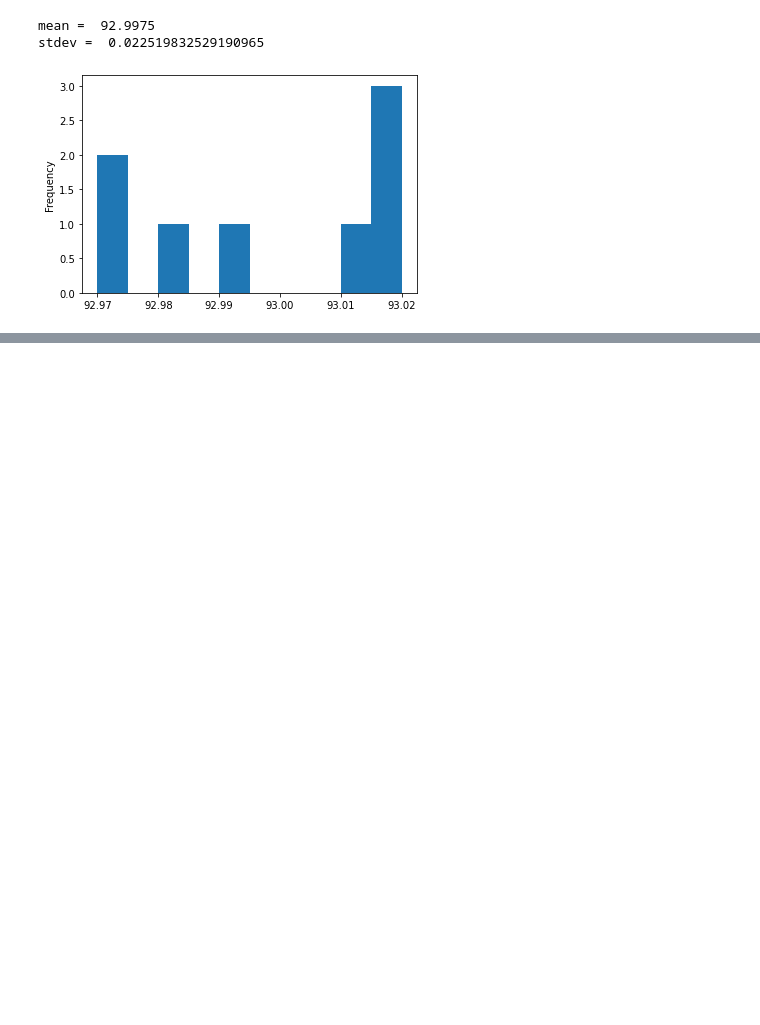
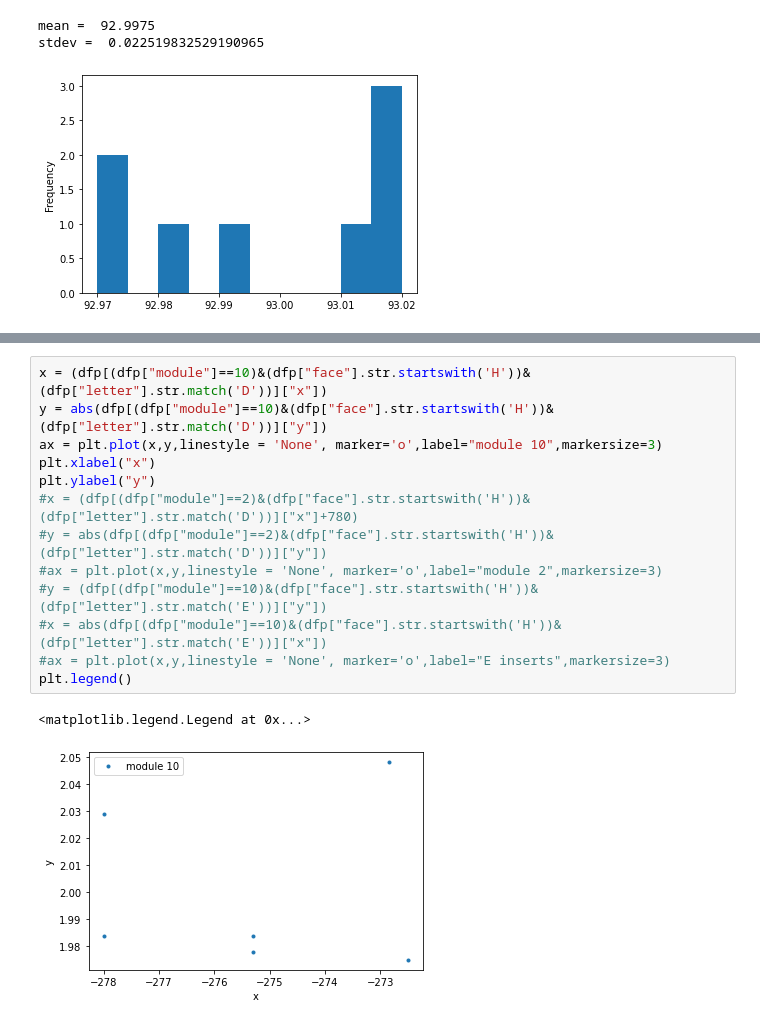
Before and after one commit to echabert/CMMPyAna, a Jupyter notebook: PandaAna.ipynb, the cells around one changed output, grey strips where cells are left out. Drawn from its saved outputs; the diff is of its cells as text; blank space fills up the shorter version.

```diff
--- a/PandaAna.ipynb
+++ b/PandaAna.ipynb
@@ -208,0 +249,16 @@ stdev =  0.022519832529190965
+# %%
+x = (dfp[(dfp["module"]==10)&(dfp["face"].str.startswith('H'))&(dfp["letter"].str.match('D'))]["x"])
+y = abs(dfp[(dfp["module"]==10)&(dfp["face"].str.startswith('H'))&(dfp["letter"].str.match('D'))]["y"])
+ax = plt.plot(x,y,linestyle = 'None', marker='o',label="module 10",markersize=3)
+plt.xlabel("x")
+plt.ylabel("y")
+#x = (dfp[(dfp["module"]==2)&(dfp["face"].str.startswith('H'))&(dfp["letter"].str.match('D'))]["x"]+780)
+#y = abs(dfp[(dfp["module"]==2)&(dfp["face"].str.startswith('H'))&(dfp["letter"].str.match('D'))]["y"])
+#ax = plt.plot(x,y,linestyle = 'None', marker='o',label="module 2",markersize=3)
+#y = (dfp[(dfp["module"]==10)&(dfp["face"].str.startswith('H'))&(dfp["letter"].str.match('E'))]["y"])
+#x = abs(dfp[(dfp["module"]==10)&(dfp["face"].str.startswith('H'))&(dfp["letter"].str.match('E'))]["x"])
+#ax = plt.plot(x,y,linestyle = 'None', marker='o',label="E inserts",markersize=3)
+plt.legend()
+# %% [output]
+<matplotlib.legend.Legend at 0x...>
+[figure, added]
```
Also changed, not shown: parts of 53 cells of this notebook.
